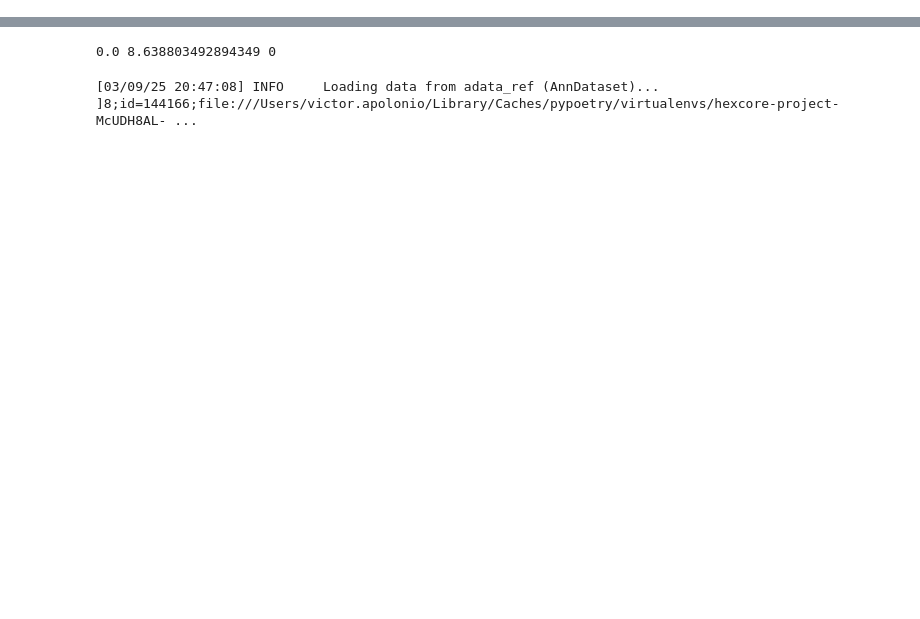
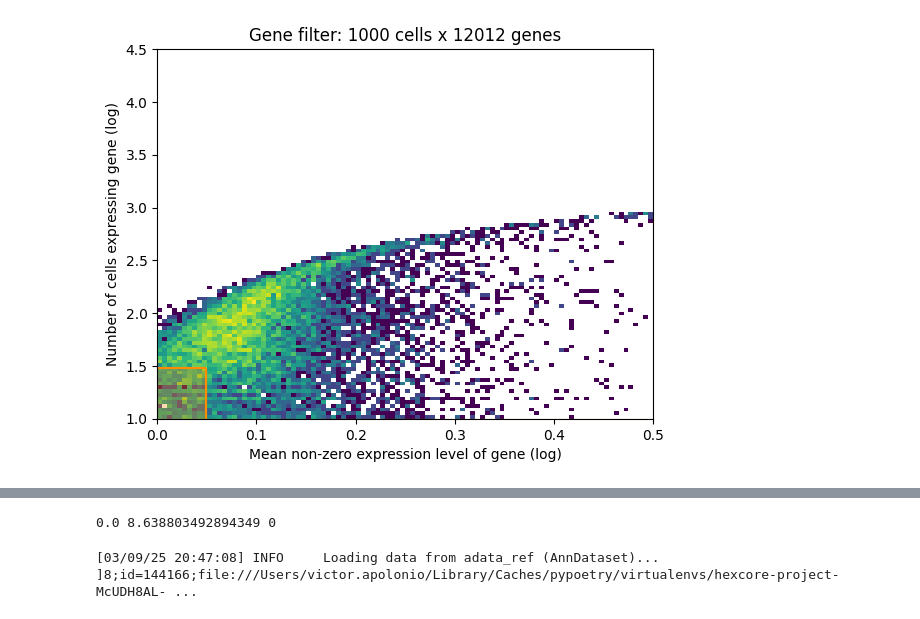
Before and after one commit to sysbiolab/hexcore-project, a Jupyter notebook: notebooks/pipeline/load_atlas_data.ipynb, the cells around one changed output, grey strips where cells are left out. Cells and saved outputs as stored; diff of their text form; code cells hidden in the pictures; blank space fills up the shorter version.

```diff
--- a/notebooks/pipeline/load_atlas_data.ipynb
+++ b/notebooks/pipeline/load_atlas_data.ipynb
@@ -26,2 +34,4 @@ adata_ref = catalog.load('adata_ref')
 # %%
-adata_ref.shape
+# Deletar depois
+indices = np.random.choice(multi_tissue_tumor_microenvironment_atlas.n_obs, 1000, replace=False)  # Seleciona índices aleatórios
+multi_tissue_tumor_microenvironment_atlas = multi_tissue_tumor_microenvironment_atlas[indices, :]  # Filtra as células
@@ -30,0 +47,7 @@ adata_ref.shape
+# %%
+from cell2location.utils.filtering import filter_genes
+selected = filter_genes(multi_tissue_tumor_microenvironment_atlas, cell_count_cutoff=5, cell_percentage_cutoff2=0.03, nonz_mean_cutoff=1.12)
+
+# filter the object
+mari_com_norm = multi_tissue_tumor_microenvironment_atlas[:, selected].copy()
+# %% [output]
@@ -30,0 +60 @@ adata_ref.shape
+[figure, added]
```
Also changed, not shown: parts of 7 cells of this notebook, 1 other file.
